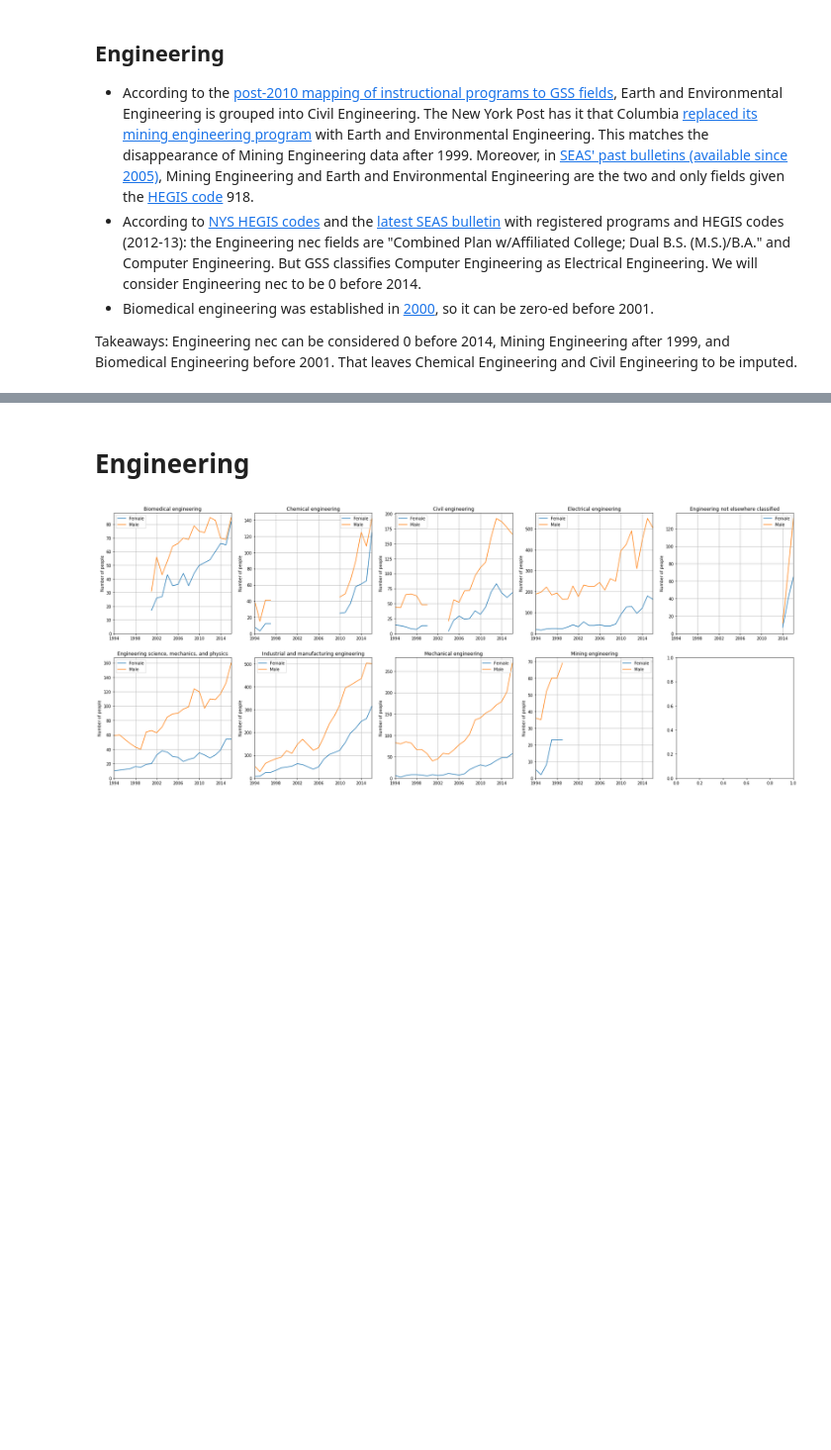
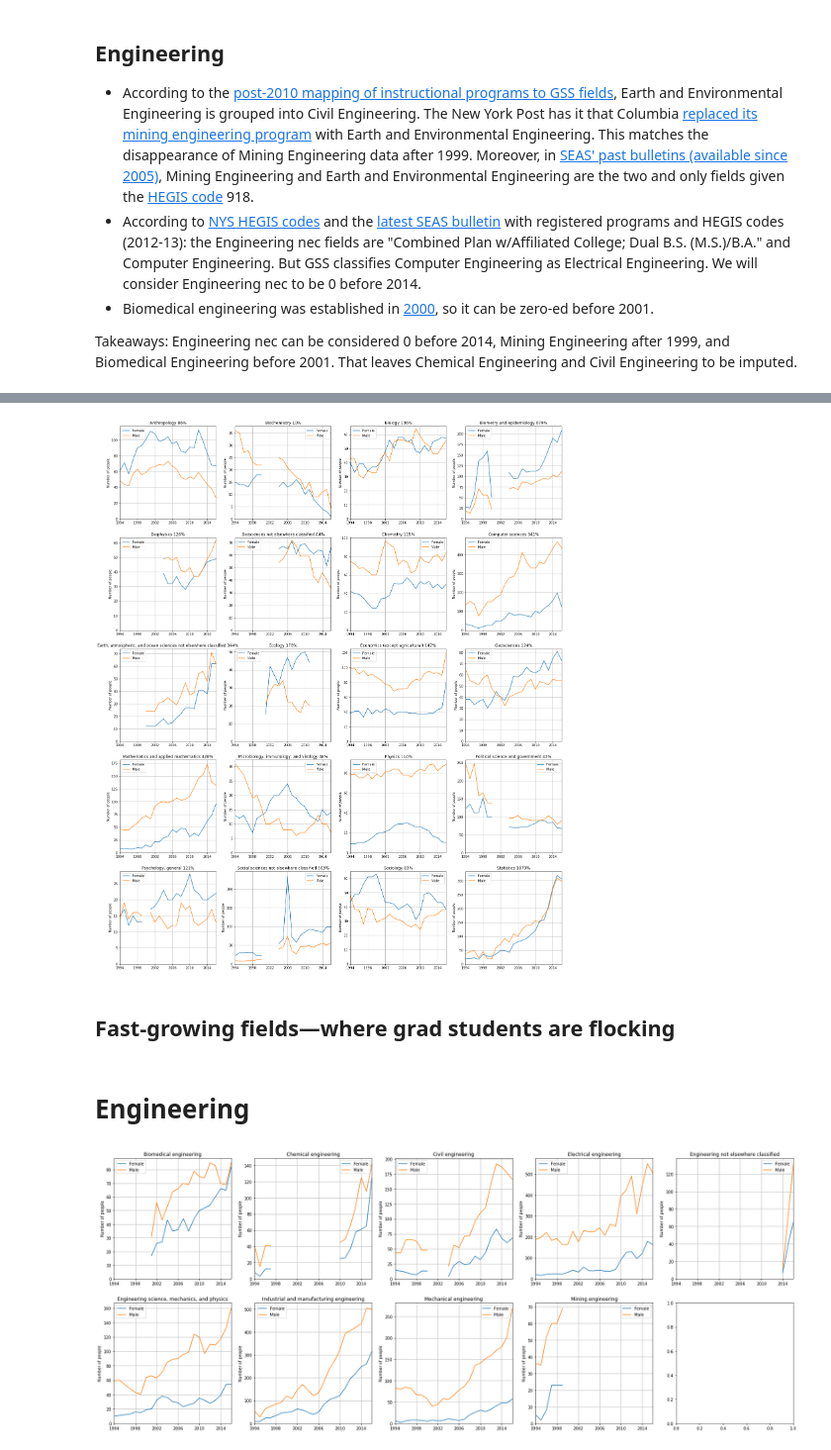
Before and after one commit to spec-journalism/gss-diversity, a Jupyter notebook: notebooks/findings.ipynb, the cells around one changed output, grey strips where cells are left out. Shown at 99% size. Cells and saved outputs as stored; diff of their text form; code cells hidden in the pictures; blank space fills up the shorter version.

Commit message:
percent change for count graphs

```diff
--- a/notebooks/findings.ipynb
+++ b/notebooks/findings.ipynb
@@ -124,11 +124,25 @@ def plot_counts(ax, field, inst='Columbia University in the City of New York', t
     females, males = get_counts(field, inst)
     ax.plot(years, females, label='Female')
     ax.plot(years, males, label='Male')
-
     set_defaults(ax)
     ax.legend()
     ax.set_xlim(left=years[0], right=years[-1])
-    ax.set_title(title or field)
+
+    start_i = 0
+    last_i = -1
+    for k in range(len(females)):
+        if females[k] is not None:
+            start_i = k
+            break
+    for k in range(len(females) - 1, -1, -1):
+        if females[k] is not None:
+            last_i = k
+            break
+    ax.set_title(title or field + ' {0:.0%}'
+                 .format(
+                     (females[last_i] + males[last_i]) /
+                     (females[start_i] + males[start_i])
+                 ))
     ax.set_ylabel('Number of people')
 
 # Plots triplet for a field
@@ -194,7 +208,7 @@ def plot_topic_counts(ax, topic, inst='Columbia University in the City of New Yo
     ax.set_title(title or topic)
     ax.set_ylabel('Number of people')
 # %%
-def plot_fields_counts(selected, num_cols=5):
+def plot_fields_counts(selected, num_cols=4):
     _, ax_arr = subplots(len(selected), cols=num_cols)
     for i, field in enumerate(selected):
         if math.ceil(len(selected) / num_cols) == 1:
@@ -203,0 +222,10 @@ def plot_fields_counts(selected, num_cols=5):
+# %%
+sparse_fields = ['Anatomy', 'Cell and molecular biology', 'Linguistics', 'Neurobiology and neuroscience',
+                'Nutrition', 'Pathology']
+small_fields = ['Astronomy and astrophysics', 'Genetics', 'Pharmacology and toxicology', 'Physiology']
+
+plot_fields_counts([f for f in fields['Science'] if f not in sparse_fields and f not in small_fields])
+# %% [output]
+[figure, added]
+# %% [markdown]
+## Fast-growing fields—where grad students are flocking
```
Also changed, not shown: parts of 4 cells of this notebook.
